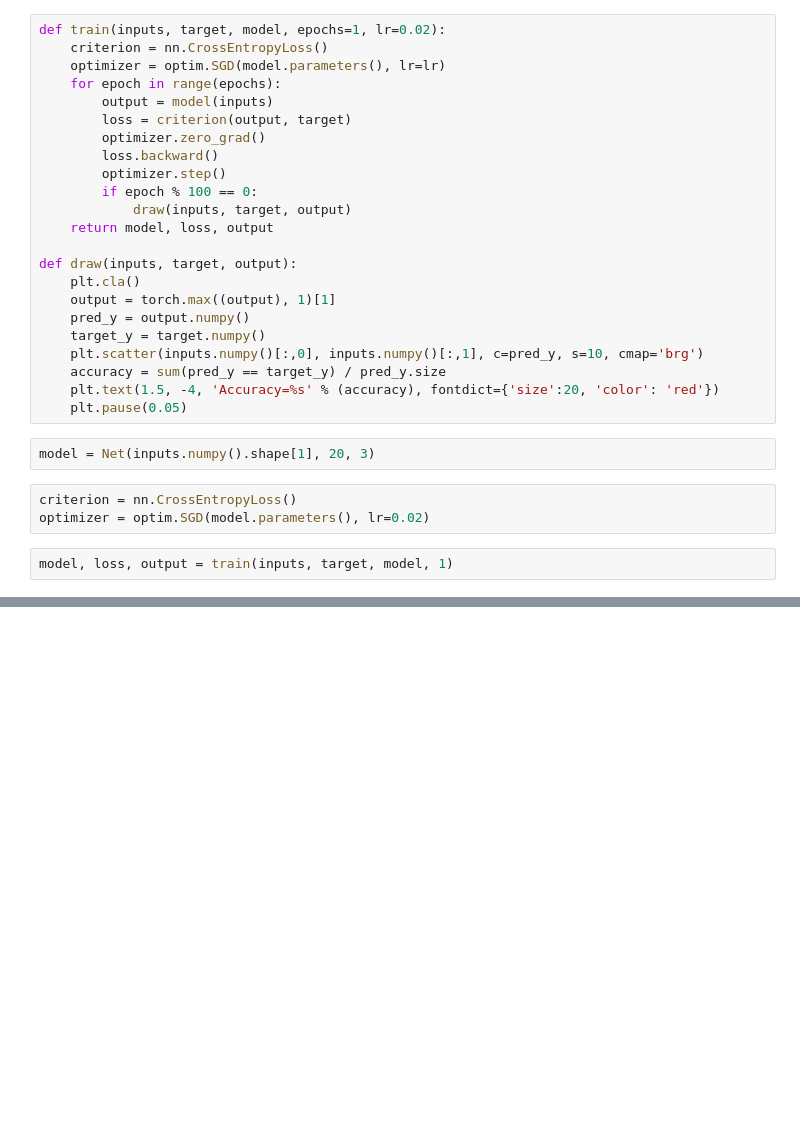
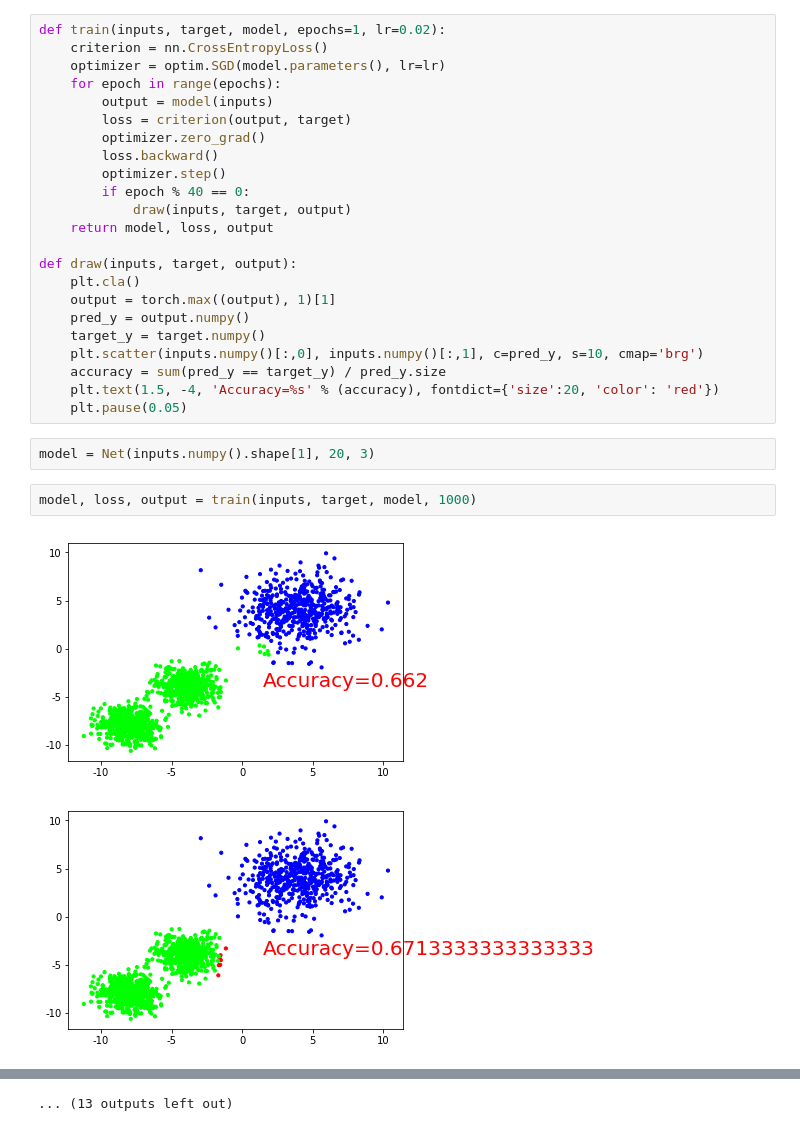
Before and after one commit to yidag/pytorch, a Jupyter notebook: 5_multi_ classify.ipynb, the cells around one changed output, grey strips where cells are left out. Drawn from its saved outputs; the diff is of its cells as text; blank space fills up the shorter version.

```diff
--- a/5_multi_ classify.ipynb
+++ b/5_multi_ classify.ipynb
@@ -50,7 +80,7 @@ def train(inputs, target, model, epochs=1, lr=0.02):
         optimizer.zero_grad()
         loss.backward()
         optimizer.step()
-        if epoch % 100 == 0:
+        if epoch % 40 == 0:
             draw(inputs, target, output)
     return model, loss, output
 
@@ -65,8 +95,8 @@ def draw(inputs, target, output):
     plt.pause(0.05)
 # %%
 model = Net(inputs.numpy().shape[1], 20, 3)
-# %%
-criterion = nn.CrossEntropyLoss()
-optimizer = optim.SGD(model.parameters(), lr=0.02)
 # %%
-model, loss, output = train(inputs, target, model, 1)
+model, loss, output = train(inputs, target, model, 1000)
+# %% [output]
+[figure, added]
+[figure, added]
@@ -72,0 +113 @@ model, loss, output = train(inputs, target, model, 1)
+... (13 outputs left out)
```
Also changed, not shown: parts of 10 cells of this notebook, 6 other files.
